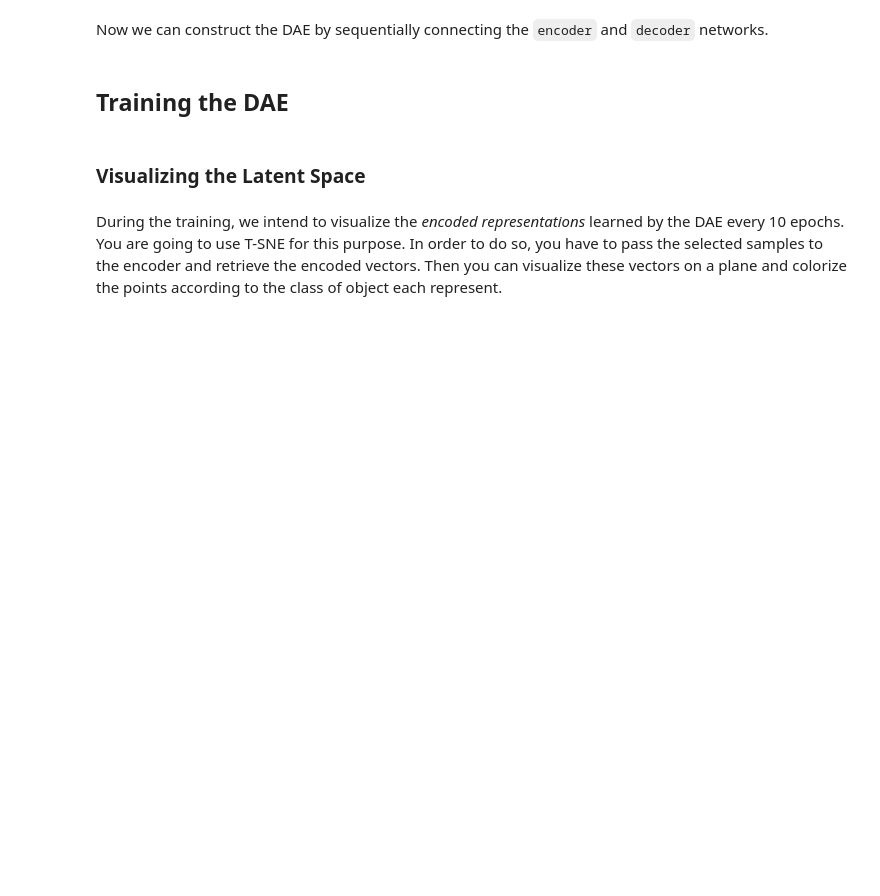
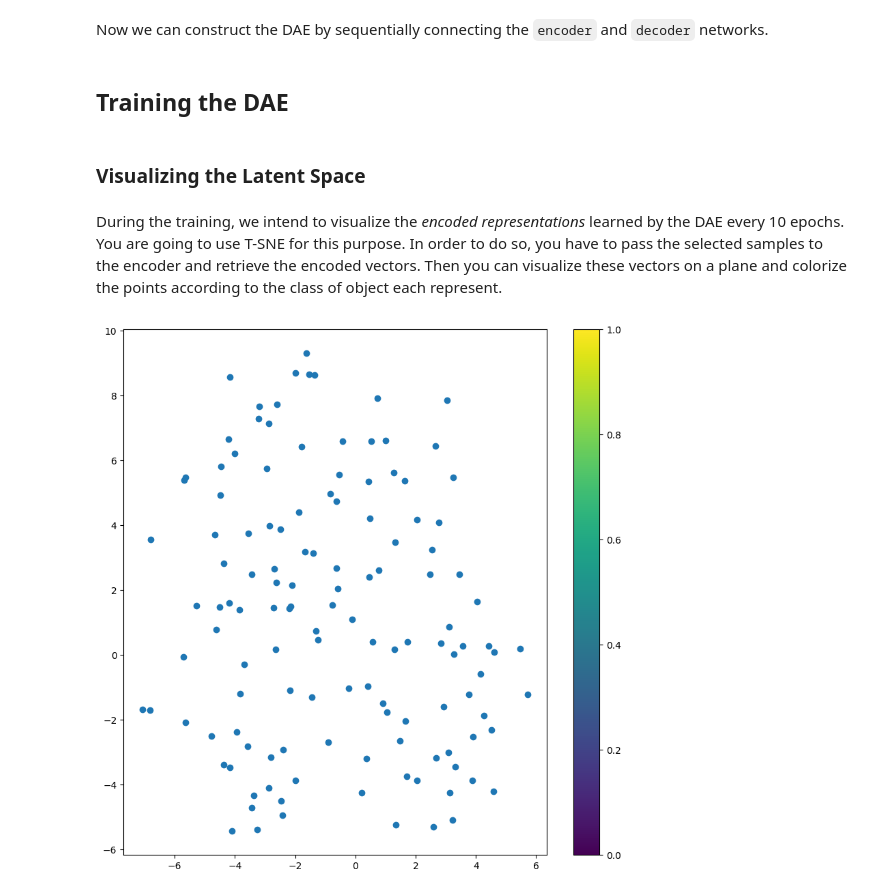
Before and after one commit to Farhadi71/Farhadi71, a Jupyter notebook: DAE.ipynb, the cells around one changed output. Saved outputs shown, nothing was run; the diff lists cells and outputs as text; code cells hidden in the pictures; blank space fills up the shorter version.

```diff
--- a/DAE.ipynb
+++ b/DAE.ipynb
@@ -132,7 +154,33 @@ In this part, you're going to create the DAE model.
 # Set the encoded space dimensions to 10 * 1.
 ##############################
 # Your code goes here (15 points)
+class Encoder(nn.Module):
+    def __init__(self):
+        super(Encoder, self).__init__()
+        self.conv = nn.Sequential(
+            nn.Conv2d(1, 8, kernel_size=(3, 3), stride=(2, 2), padding=(1, 1)),
+            nn.ReLU(inplace=True),
+            nn.BatchNorm2d(8, eps=1e-05, momentum=0.1, affine=True, track_running_stats=True),
+            nn.Conv2d(8, 16, kernel_size=(3, 3), stride=(2, 2), padding=(1, 1)),
+            nn.BatchNorm2d(16, eps=1e-05, momentum=0.1, affine=True, track_running_stats=True),
+            nn.ReLU(inplace=True),
+            nn.Conv2d(16, 32, kernel_size=(3, 3), stride=(2, 2), padding=0),
+            nn.ReLU(inplace=True),
 
+            nn.Flatten(start_dim=1, end_dim=-1),
+
+            nn.Linear(288, 128),
+            nn.ReLU(inplace=True),
+            nn.Linear(128, 64),
+            nn.ReLU(inplace=True),
+            nn.Linear(64, 10)
+
+        )
+
+    def forward(self, x):
+        x = self.conv(x)
+        return x
+encoder = Encoder()
 ##############################
 encoder
 # %% [output]
@@ -174,20 +250,39 @@ During the training, we intend to visualize the *encoded representations* learne
 # %%
 from sklearn.manifold import TSNE
 
 def visualize():
   # Plot the encoded representations of the first 2000
   # images from `fm_train_set` on a plane.
   # You must first pass the images to
   # the encoder to get the encoded vectors, and then you
   # must transform these vectors to 2D space using TSNE
   # and plot the points.
   ##############################
   # Your code goes here (15 points)
+  encoder.eval()
 
+  for i, data in enumerate(train_loader):
+    img, label = data
+    img = img.to(device)
+    label=label.to(device)
+    imgd=encoder(img.unsqueeze(1).float())
+    tsne = TSNE(n_components=2, random_state=0)
+    encoded_vectors_2d = tsne.fit_transform(imgd.cpu().detach().numpy())
+
+
+    plt.figure(figsize=(10, 10))
+    plt.scatter(encoded_vectors_2d[:, 0], encoded_vectors_2d[:, 1], cmap='jet')
+    plt.colorbar()
+    plt.show()
+    break
+
+  encoder.train()
   ##############################
 
 # Testing the function
 visualize()
+# %% [output]
+[figure, added]
 # %%
 def train(n_epochs, optimizer, model, loss_fn, train_loader):
     for epoch in range(1, n_epochs + 1):
```
Also changed, not shown: parts of 14 cells of this notebook.
